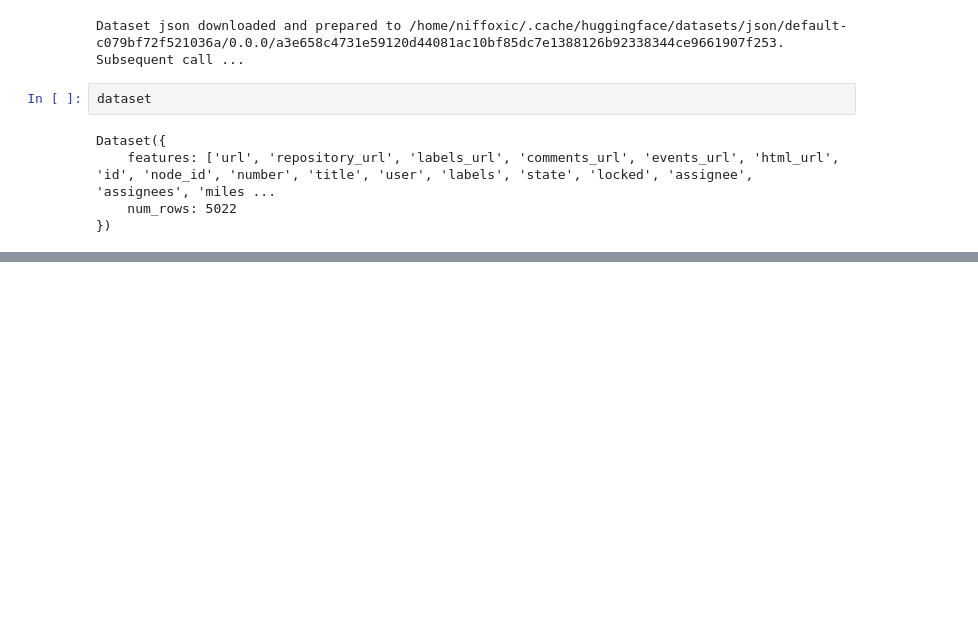
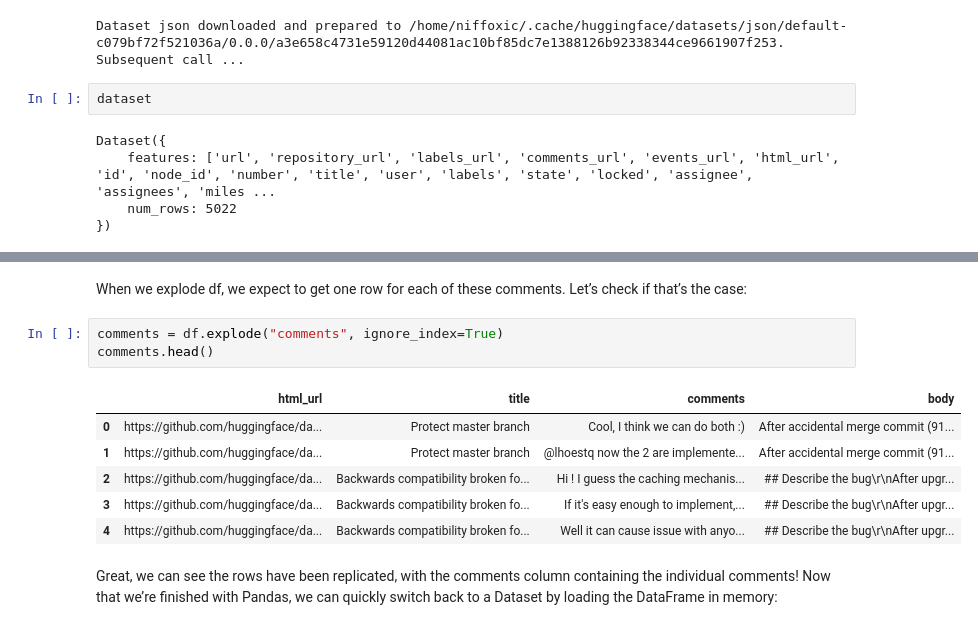
Before and after one commit to Niffoxic/Data_Science, a Jupyter notebook: NLP/Hugging Face/05_The_Hugging_Face_Datasets_Library.ipynb, the cells around one changed output, grey strips where cells are left out. Saved outputs shown, nothing was run; the diff lists cells and outputs as text; blank space fills up the shorter version.

```diff
--- a/NLP/Hugging Face/05_The_Hugging_Face_Datasets_Library.ipynb
+++ b/NLP/Hugging Face/05_The_Hugging_Face_Datasets_Library.ipynb
@@ -1069,0 +1238,14 @@ Dataset({
+# %% [markdown]
+When we explode df, we expect to get one row for each of these comments. Let’s check if that’s the case:
+# %%
+comments = df.explode("comments", ignore_index=True)
+comments.head()
+# %% [output]
+|  | html_url | title | comments | body |
+| 0 | https://github.com/huggingface/da... | Protect master branch | Cool, I think we can do both :) | After accidental merge commit (91... |
+| 1 | https://github.com/huggingface/da... | Protect master branch | @lhoestq now the 2 are implemente... | After accidental merge commit (91... |
+| 2 | https://github.com/huggingface/da... | Backwards compatibility broken fo... | Hi ! I guess the caching mechanis... | ## Describe the bug\r\nAfter upgr... |
+| 3 | https://github.com/huggingface/da... | Backwards compatibility broken fo... | If it's easy enough to implement,... | ## Describe the bug\r\nAfter upgr... |
+| 4 | https://github.com/huggingface/da... | Backwards compatibility broken fo... | Well it can cause issue with anyo... | ## Describe the bug\r\nAfter upgr... |
+# %% [markdown]
+Great, we can see the rows have been replicated, with the comments column containing the individual comments! Now that we’re finished with Pandas, we can quickly switch back to a Dataset by loading the DataFrame in memory:
```
Also changed, not shown: parts of 69 cells of this notebook.
